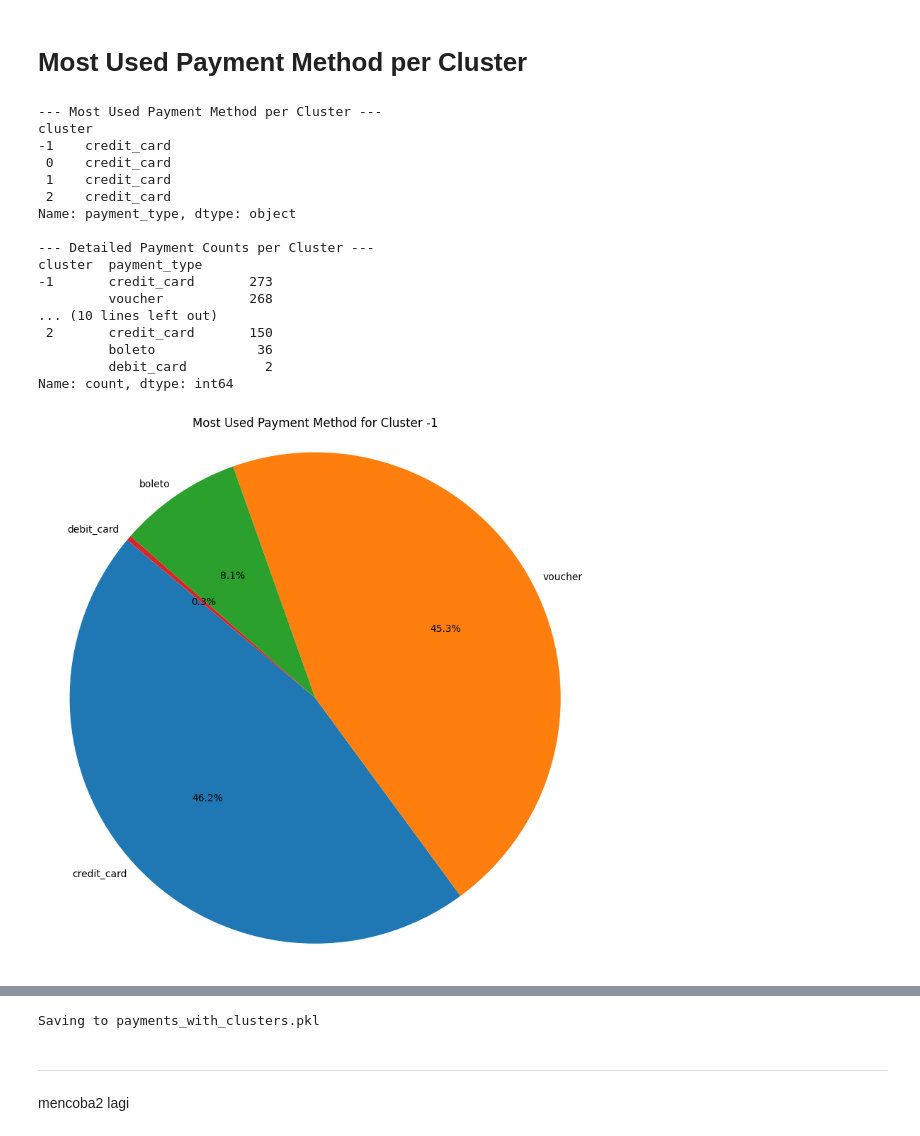
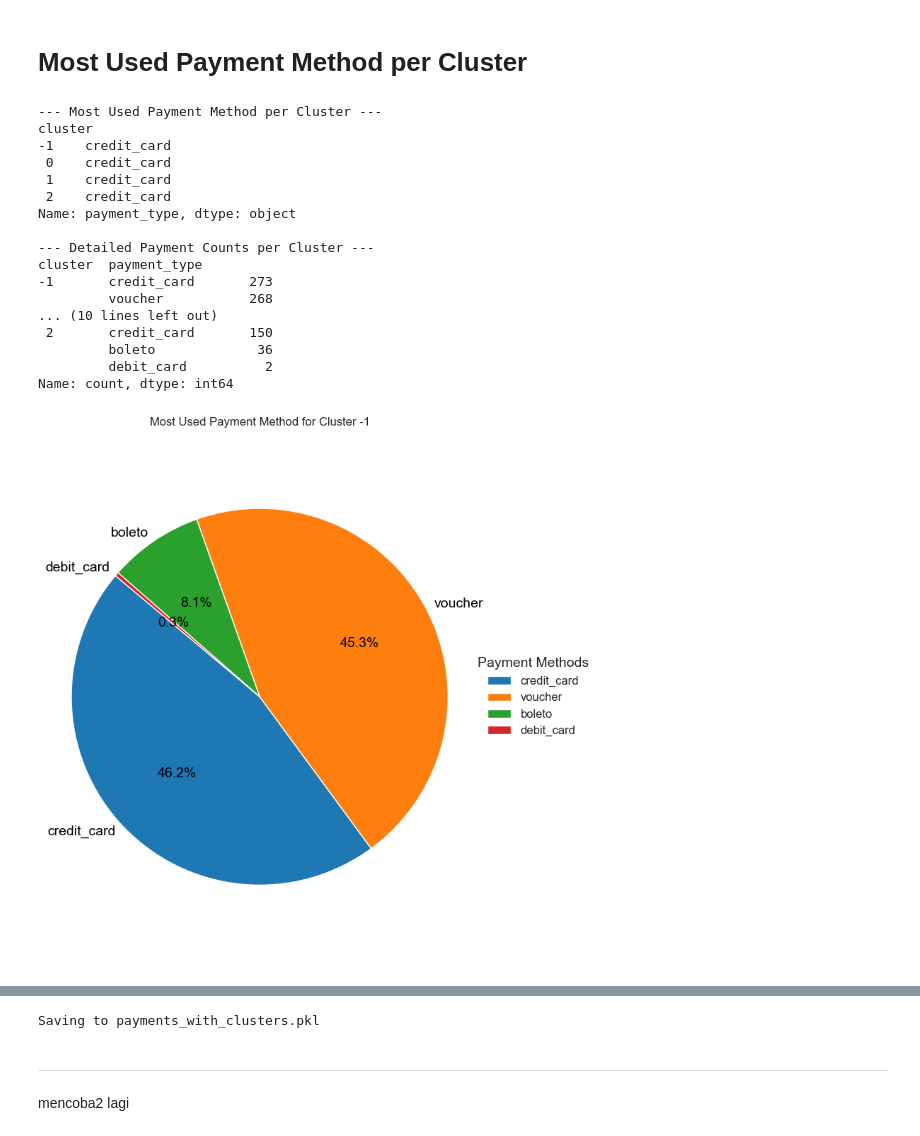
Before and after one commit to pt-sinan-akbar/Dataset-Thesis, a Jupyter notebook: 16-analisa/end_of_beginning.ipynb, the cells around one changed output, grey strips where cells are left out. Cells and saved outputs as stored; diff of their text form; code cells hidden in the pictures.

```diff
--- a/16-analisa/end_of_beginning.ipynb
+++ b/16-analisa/end_of_beginning.ipynb
@@ -325,32 +325,47 @@ print(payment_counts)
 for cluster_id in sorted(payments_with_clusters['cluster'].unique()):
     cluster_data = payments_with_clusters[payments_with_clusters['cluster'] == cluster_id]
     payment_counts = cluster_data['payment_type'].value_counts()
 
     plt.figure(figsize=(8, 8))
-    plt.pie(payment_counts, labels=payment_counts.index, autopct='%1.1f%%', startangle=140, labeldistance=1.05)
+    plt.pie(payment_counts,
+            labels=payment_counts.index,
+            autopct='%1.1f%%',
+            startangle=140,
+            labeldistance=1.05,
+            textprops={'fontsize': 14, 'color': 'black'},
+    )
+    plt.legend(
+        title='Payment Methods',
+        loc='center left',
+        bbox_to_anchor=(1, 0, 0.5, 1),
+        fontsize=12,
+        title_fontsize='14',
+        frameon=False
+    )
+
     plt.title(f'Most Used Payment Method for Cluster {cluster_id}')
     plt.axis('equal')  # Equal aspect ratio ensures that pie is drawn as a circle.
     plt.tight_layout()
     plt.savefig(f'most_used_payment_cluster_{cluster_id}.png', bbox_inches='tight')
     plt.show()
 
 utils.export_pickle(payments_with_clusters, 'payments_with_clusters.pkl', False)
 # %% [output]
 --- Most Used Payment Method per Cluster ---
 cluster
 -1    credit_card
  0    credit_card
  1    credit_card
  2    credit_card
 Name: payment_type, dtype: object
 
 --- Detailed Payment Counts per Cluster ---
 cluster  payment_type
 -1       credit_card       273
          voucher           268
 ... (10 lines left out)
  2       credit_card       150
          boleto             36
          debit_card          2
 Name: count, dtype: int64
-[figure, old version]
+[figure, new version]
```
Also changed, not shown: parts of 3 cells of this notebook, 34 other files.
